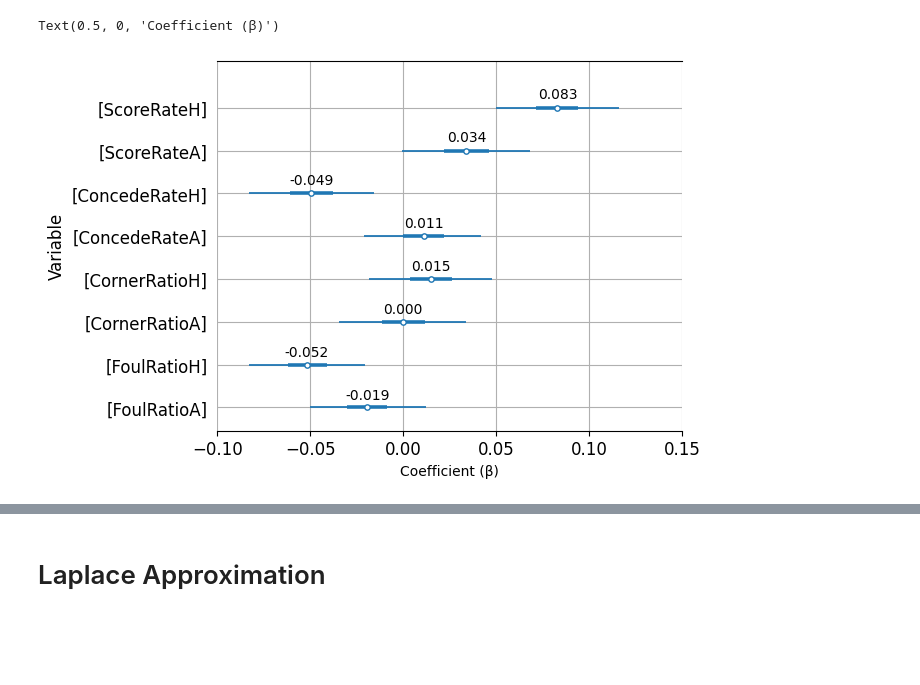
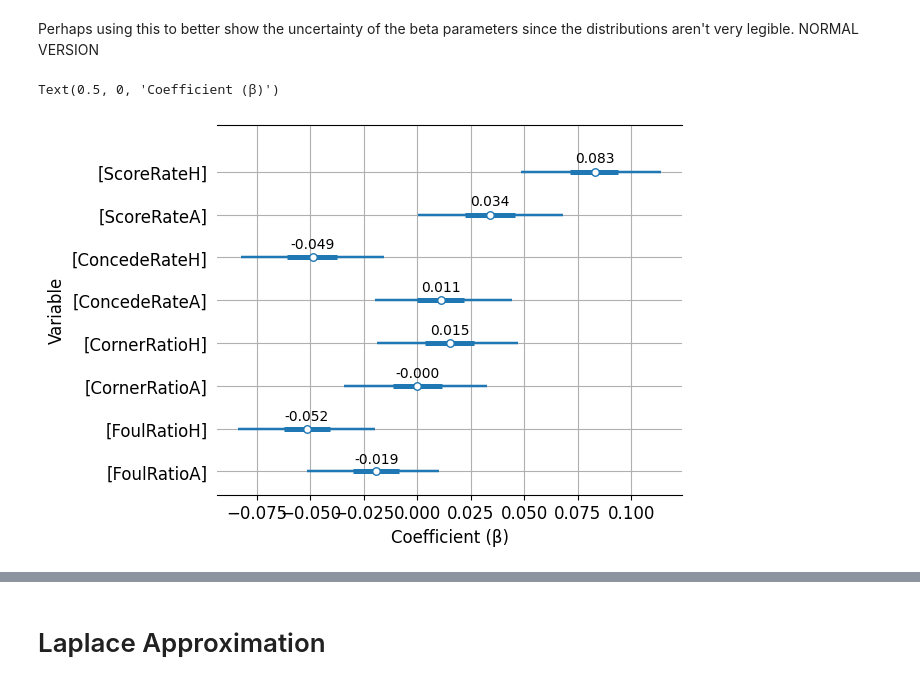
Before and after one commit to MatejVre/Bayesian_Inference, a Jupyter notebook: bayesian_inference.ipynb, the cells around one changed output, grey strips where cells are left out. Drawn from its saved outputs; the diff is of its cells as text; code cells hidden in the pictures; blank space fills up the shorter version.

```diff
--- a/bayesian_inference.ipynb
+++ b/bayesian_inference.ipynb
@@ -49,3 +53,5 @@ Sampling 4 chains for 1_000 tune and 3_000 draw iterations (4_000 + 12_000 draws
+# %% [markdown]
+Perhaps using this to better show the uncertainty of the beta parameters since the distributions aren't very legible. NORMAL VERSION
 # %%
 import arviz.labels as azl
 
@@ -54,34 +60,34 @@ labeller = azl.MapLabeller(var_name_map={"b_": ""})
 
 summary = az.summary(idata, hdi_prob=0.95)
 
 # Drop intercept row by name or index (assuming it's last)
 summary_trimmed = summary.iloc[:-1]
 
 ax = az.plot_forest(
     idata,
     var_names=["b_"],
     combined=True,
     coords={"b": excluded_names},
     hdi_prob=0.95,
     labeller=labeller,
     textsize=12,
 )
 means = summary_trimmed["mean"].values
 y_pos = np.arange(len(means))
 
 for i, mean in enumerate(reversed(means)):
     ax[0].text(mean, 0.1 + i + (-i*0.17), f"{mean:.3f}", ha='center', va='bottom', fontsize=10, color='black')
 
 
 ax[0].grid(True, axis='both')
 ax[0].set_ylabel("Variable", size=12)
 ax[0].set_title(None)
-ax[0].set_xlim(-0.1, 0.15)
+# ax[0].set_xlim(-0.1, 0.15)
 
 # Set ticks at intervals of 0.05 within that range
-ticks = np.arange(-0.1, 0.16, 0.05)
-ax[0].set_xticks(ticks)
+# ticks = np.arange(-0.1, 0.16, 0.05)
+# ax[0].set_xticks(ticks)
 ax[0].set_xlabel("Coefficient (β)", size=12)
 # %% [output]
 Text(0.5, 0, 'Coefficient (β)')
-[figure, old version]
+[figure, new version]
```
Also changed, not shown: parts of 8 cells of this notebook.
